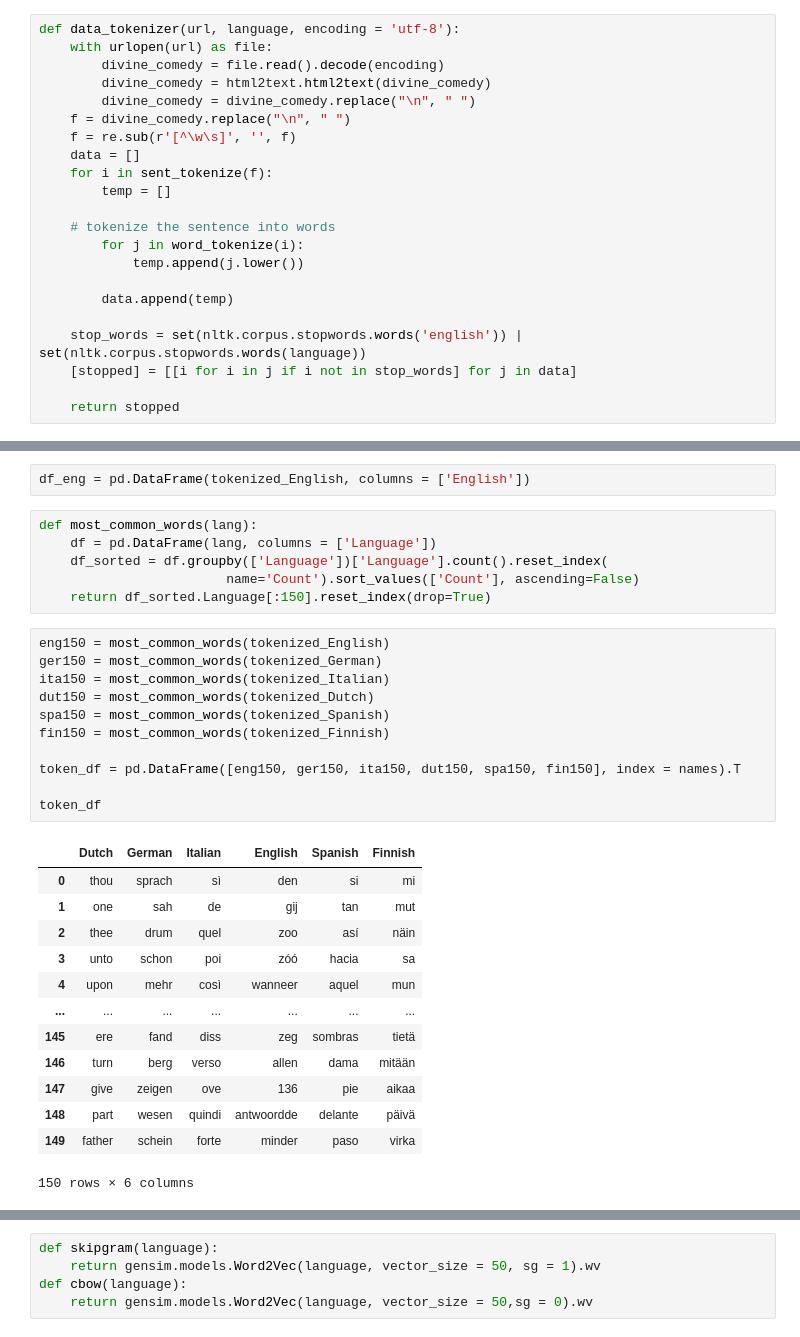
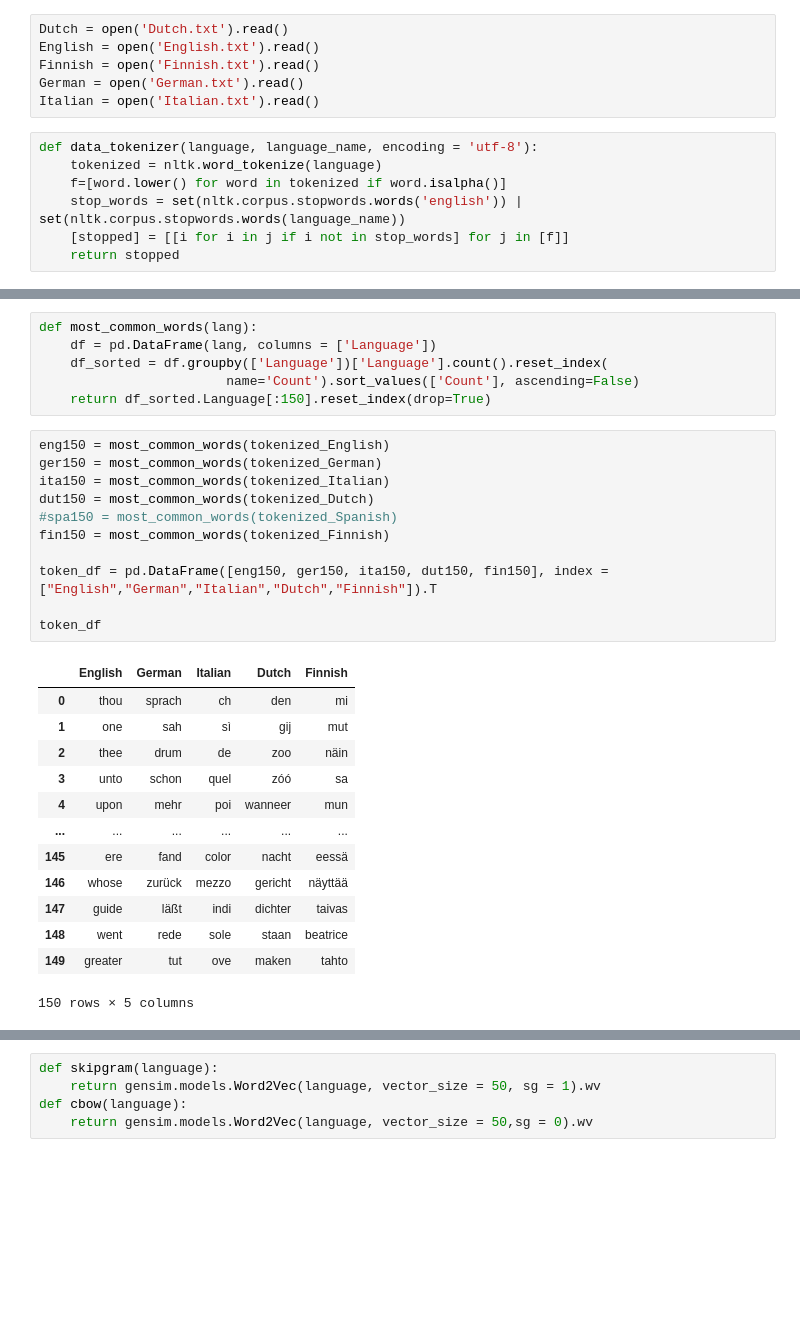
Before and after one commit to arif-cakir/GraduationProject, a Jupyter notebook: tex/Application.ipynb, the cells around one changed output, grey strips where cells are left out. Drawn from its saved outputs; the diff is of its cells as text; blank space fills up the shorter version.

```diff
--- a/tex/Application.ipynb
+++ b/tex/Application.ipynb
@@ -23,24 +23,15 @@ import html2text
+# %%
+Dutch = open('Dutch.txt').read()
+English = open('English.txt').read()
+Finnish = open('Finnish.txt').read()
+German = open('German.txt').read()
+Italian = open('Italian.txt').read()
 # %%
-def data_tokenizer(url, language, encoding = 'utf-8'):
-    with urlopen(url) as file:
-        divine_comedy = file.read().decode(encoding)
-        divine_comedy = html2text.html2text(divine_comedy)
-        divine_comedy = divine_comedy.replace("\n", " ")
-    f = divine_comedy.replace("\n", " ")
-    f = re.sub(r'[^\w\s]', '', f)
-    data = []
-    for i in sent_tokenize(f):
-        temp = []
-
-    # tokenize the sentence into words
-        for j in word_tokenize(i):
-            temp.append(j.lower())
-
-        data.append(temp)
-
-    stop_words = set(nltk.corpus.stopwords.words('english')) | set(nltk.corpus.stopwords.words(language))
-    [stopped] = [[i for i in j if i not in stop_words] for j in data]
-
+def data_tokenizer(language, language_name, encoding = 'utf-8'):
+    tokenized = nltk.word_tokenize(language)
+    f=[word.lower() for word in tokenized if word.isalpha()]
+    stop_words = set(nltk.corpus.stopwords.words('english')) | set(nltk.corpus.stopwords.words(language_name))
+    [stopped] = [[i for i in j if i not in stop_words] for j in [f]]
     return stopped
 # %%
 tokenized_English = data_tokenizer(English,'English')
@@ -54,5 +45,3 @@ tokenized_languages = [tokenized_Dutch, tokenized_German, tokenized_Italian, tok
-# %%
-df_eng = pd.DataFrame(tokenized_English, columns = ['English'])
 # %%
 def most_common_words(lang):
     df = pd.DataFrame(lang, columns = ['Language'])
@@ -62,27 +51,27 @@ def most_common_words(lang):
 # %%
 eng150 = most_common_words(tokenized_English)
 ger150 = most_common_words(tokenized_German)
 ita150 = most_common_words(tokenized_Italian)
 dut150 = most_common_words(tokenized_Dutch)
-spa150 = most_common_words(tokenized_Spanish)
+#spa150 = most_common_words(tokenized_Spanish)
 fin150 = most_common_words(tokenized_Finnish)
 
-token_df = pd.DataFrame([eng150, ger150, ita150, dut150, spa150, fin150], index = names).T
+token_df = pd.DataFrame([eng150, ger150, ita150, dut150, fin150], index = ["English","German","Italian","Dutch","Finnish"]).T
 
 token_df
 # %% [output]
-|  | Dutch | German | Italian | English | Spanish | Finnish |
-| 0 | thou | sprach | sì | den | si | mi |
-| 1 | one | sah | de | gij | tan | mut |
-| 2 | thee | drum | quel | zoo | así | näin |
-| 3 | unto | schon | poi | zóó | hacia | sa |
-| 4 | upon | mehr | così | wanneer | aquel | mun |
-| ... | ... | ... | ... | ... | ... | ... |
-| 145 | ere | fand | diss | zeg | sombras | tietä |
-| 146 | turn | berg | verso | allen | dama | mitään |
-| 147 | give | zeigen | ove | 136 | pie | aikaa |
-| 148 | part | wesen | quindi | antwoordde | delante | päivä |
-| 149 | father | schein | forte | minder | paso | virka |
+|  | English | German | Italian | Dutch | Finnish |
+| 0 | thou | sprach | ch | den | mi |
+| 1 | one | sah | sì | gij | mut |
+| 2 | thee | drum | de | zoo | näin |
+| 3 | unto | schon | quel | zóó | sa |
+| 4 | upon | mehr | poi | wanneer | mun |
+| ... | ... | ... | ... | ... | ... |
+| 145 | ere | fand | color | nacht | eessä |
+| 146 | whose | zurück | mezzo | gericht | näyttää |
+| 147 | guide | läßt | indi | dichter | taivas |
+| 148 | went | rede | sole | staan | beatrice |
+| 149 | greater | tut | ove | maken | tahto |
-150 rows × 6 columns
+150 rows × 5 columns
 # %%
 from simalign import SentenceAligner
```
Also changed, not shown: parts of 23 cells of this notebook, 6 other files.
